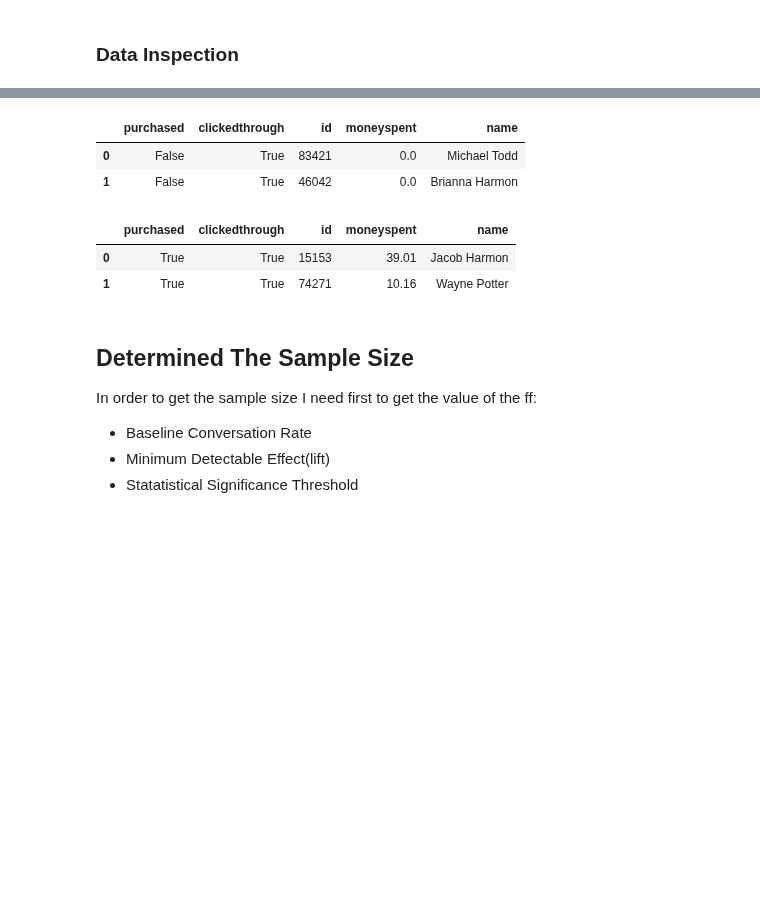
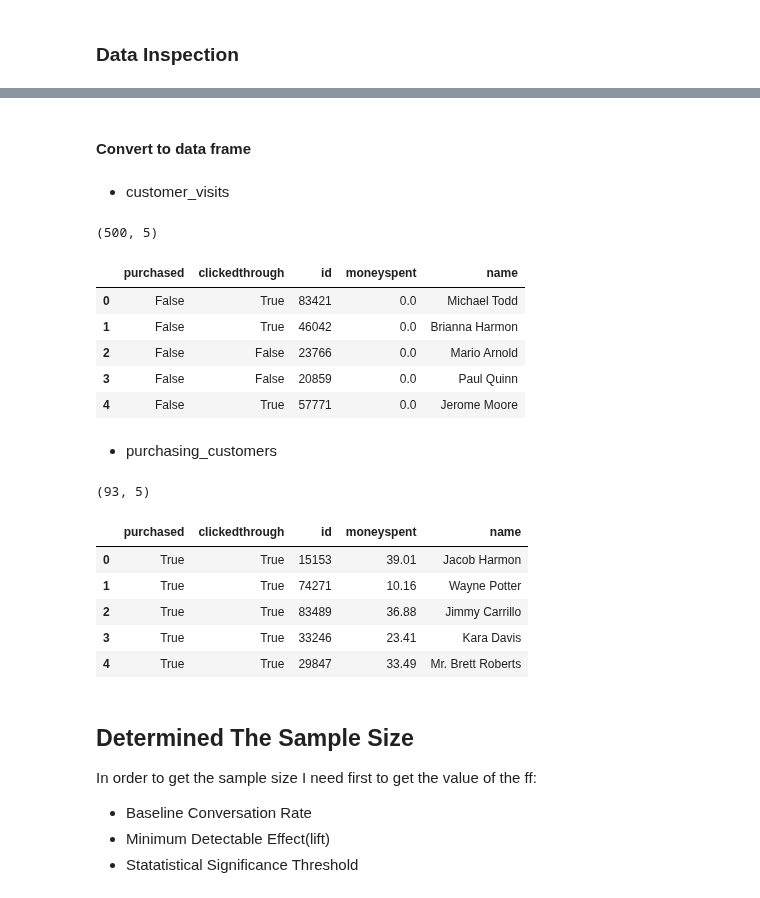
Before and after one commit to Alyxx-The-Sniper/DATA_SCIENCE_2022, a Jupyter notebook: Data_Science_ Fundamental/0_Sample_Analysis_Here/1_AB_test/AB Test Sample.ipynb, the cells around one changed output, grey strips where cells are left out. Cells and saved outputs as stored; diff of their text form; code cells hidden in the pictures; blank space fills up the shorter version.

```diff
--- a/Data_Science_ Fundamental/0_Sample_Analysis_Here/1_AB_test/AB Test Sample.ipynb
+++ b/Data_Science_ Fundamental/0_Sample_Analysis_Here/1_AB_test/AB Test Sample.ipynb
@@ -38,20 +38,38 @@ purchasing_customers = [{'purchased': True, 'clickedthrough': True, 'id': 15153,
-money_spent = [39.01, 10.16, 36.88, 23.41, 33.49, 27.76, 38.6, 18.46, 28.9, 32.53, 7.35, 14.81, 27.57, 15.34, 19.75, 13.25, 23.41, 25.97, 9.72, 9.29, 24.32, 41.78, 36.0, 24.11, 41.62, 33.7, 36.69, 31.73, 43.25, 27.93, 8.02, 18.63, 32.3, 38.58, 15.19, 8.25, 41.19, 32.47, 36.79, 42.25, 10.66, 43.61, 22.63, 34.35, 34.74, 42.38, 30.83, 33.53, 42.93, 7.65, 12.08, 42.57, 22.25, 39.89, 23.34, 8.23, 19.65, 44.75, 15.11, 16.31, 12.66, 13.18, 27.22, 16.15, 14.6, 29.42, 42.17, 37.42, 20.56, 39.39, 16.22, 20.03, 14.33, 21.12, 22.93, 11.72, 32.66, 8.31, 22.19, 43.04, 15.89, 35.35, 42.04, 26.13, 36.56, 11.37, 28.29, 37.38, 12.91, 30.73, 44.59, 38.53, 25.52]
+# money_spent = [39.01, 10.16, 36.88, 23.41, 33.49, 27.76, 38.6, 18.46, 28.9, 32.53, 7.35, 14.81, 27.57, 15.34, 19.75, 13.25, 23.41, 25.97, 9.72, 9.29, 24.32, 41.78, 36.0, 24.11, 41.62, 33.7, 36.69, 31.73, 43.25, 27.93, 8.02, 18.63, 32.3, 38.58, 15.19, 8.25, 41.19, 32.47, 36.79, 42.25, 10.66, 43.61, 22.63, 34.35, 34.74, 42.38, 30.83, 33.53, 42.93, 7.65, 12.08, 42.57, 22.25, 39.89, 23.34, 8.23, 19.65, 44.75, 15.11, 16.31, 12.66, 13.18, 27.22, 16.15, 14.6, 29.42, 42.17, 37.42, 20.56, 39.39, 16.22, 20.03, 14.33, 21.12, 22.93, 11.72, 32.66, 8.31, 22.19, 43.04, 15.89, 35.35, 42.04, 26.13, 36.56, 11.37, 28.29, 37.38, 12.91, 30.73, 44.59, 38.53, 25.52]
+# %% [markdown]
+#### Convert to data frame
+# %% [markdown]
+- customer_visits
 # %%
 customer_visits_df = pd.DataFrame.from_dict(customer_visits)
+
 customer_visits_df.to_csv (r'test8.csv', index = False, header=True)
-customer_visits_df.head(2)
+print(customer_visits_df.shape)
+customer_visits_df.head()
 # %% [output]
+(500, 5)
 |  | purchased | clickedthrough | id | moneyspent | name |
 | 0 | False | True | 83421 | 0.0 | Michael Todd |
 | 1 | False | True | 46042 | 0.0 | Brianna Harmon |
+| 2 | False | False | 23766 | 0.0 | Mario Arnold |
+| 3 | False | False | 20859 | 0.0 | Paul Quinn |
+| 4 | False | True | 57771 | 0.0 | Jerome Moore |
+# %% [markdown]
+- purchasing_customers
 # %%
 purchasing_customers_df = pd.DataFrame.from_dict(purchasing_customers)
+
 purchasing_customers_df.to_csv (r'test9.csv', index = False, header=True)
-purchasing_customers_df.head(2)
+print(purchasing_customers_df.shape)
+purchasing_customers_df.head(5)
 # %% [output]
+(93, 5)
 |  | purchased | clickedthrough | id | moneyspent | name |
 | 0 | True | True | 15153 | 39.01 | Jacob Harmon |
 | 1 | True | True | 74271 | 10.16 | Wayne Potter |
+| 2 | True | True | 83489 | 36.88 | Jimmy Carrillo |
+| 3 | True | True | 33246 | 23.41 | Kara Davis |
+| 4 | True | True | 29847 | 33.49 | Mr. Brett Roberts |
 # %% [markdown]
 ## Determined The Sample Size
 In order to get the sample size I need first to get the value of the ff:
```
Also changed, not shown: parts of 39 cells of this notebook, 8 other files.
